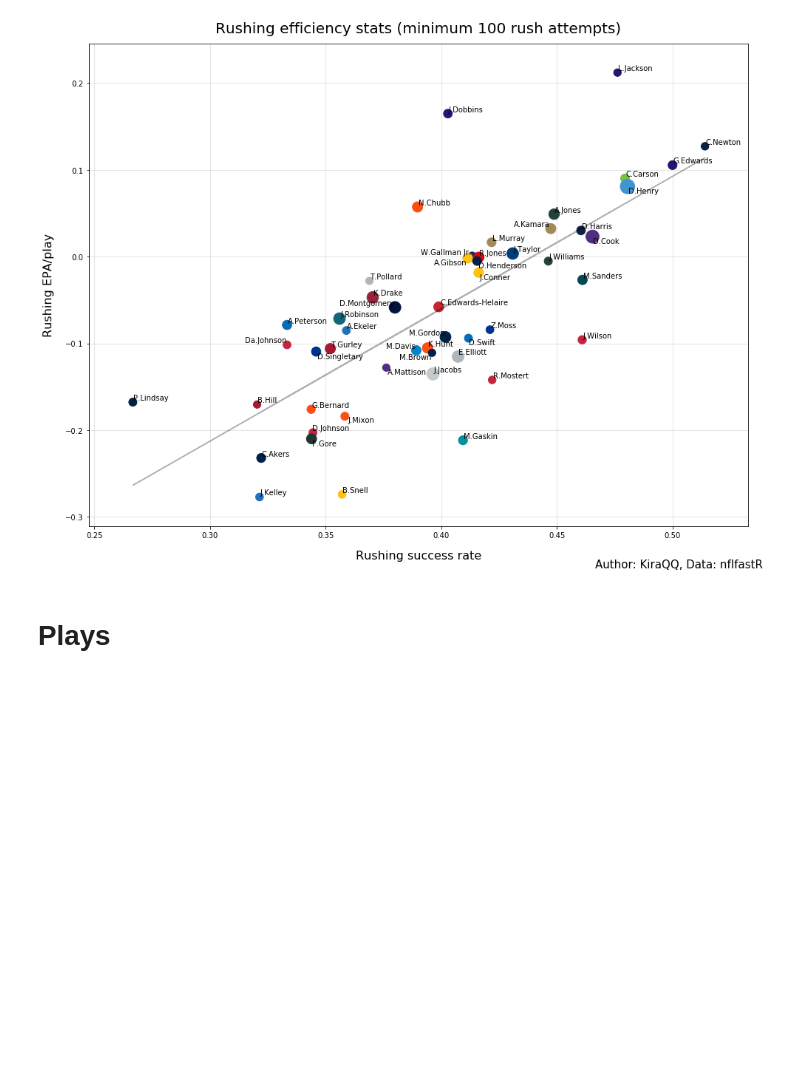
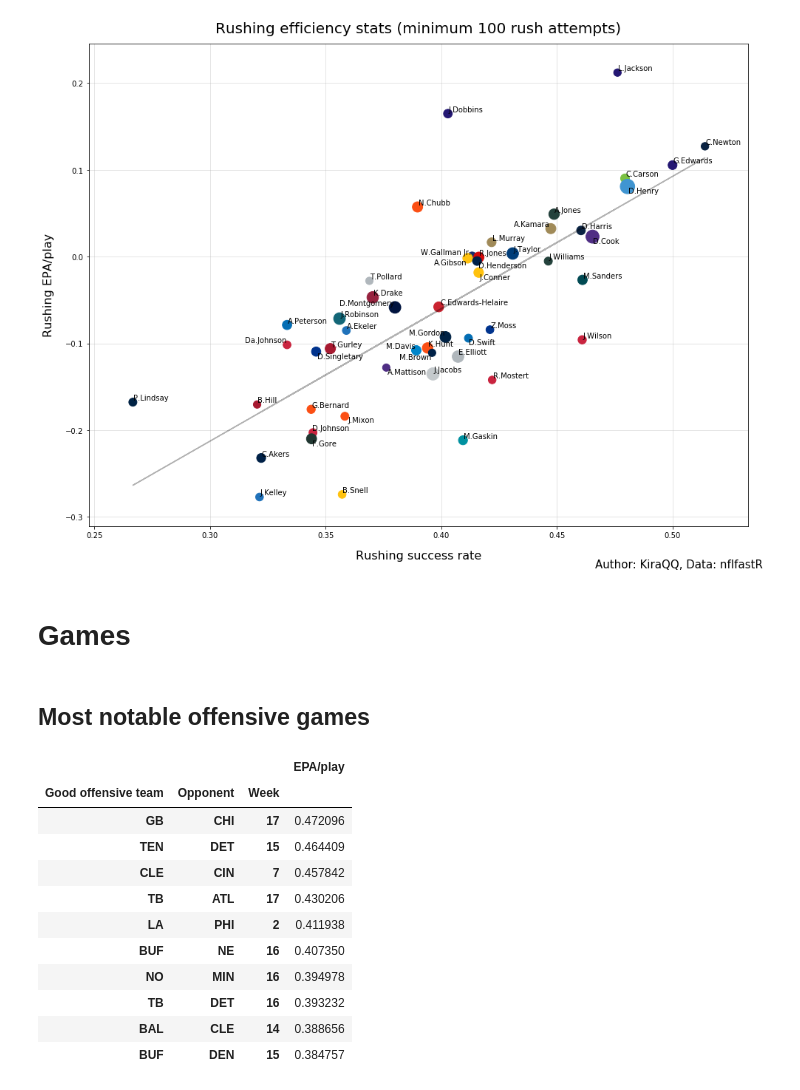
Before and after one commit to kkstimac/NFL_analytics, a Jupyter notebook: NFL2020recap.ipynb, the cells around one changed output. Drawn from its saved outputs; the diff is of its cells as text; code cells hidden in the pictures; blank space fills up the shorter version.

Commit message:
added best games

```diff
--- a/NFL2020recap.ipynb
+++ b/NFL2020recap.ipynb
@@ -610,4 +610,28 @@ plt.figtext(.72,.06,'Author: KiraQQ, Data: nflfastR',fontsize=15);
 # %% [output]
 [figure]
 # %% [markdown]
-# Plays
+# Games
+# %% [markdown]
+## Most notable offensive games
+# %%
+off_games = (
+    df.groupby(['posteam', 'defteam', 'week']).agg({'epa': 'mean'})
+)
+
+off_games.index.names = ['Good offensive team', 'Opponent', 'Week']
+off_games.columns = ['EPA/play']
+off_games.sort_values('EPA/play', ascending=False, inplace=True)
+off_games.head(10)
+# %% [output]
+|  |  |  | EPA/play |
+| Good offensive team | Opponent | Week |  |
+| GB | CHI | 17 | 0.472096 |
+| TEN | DET | 15 | 0.464409 |
+| CLE | CIN | 7 | 0.457842 |
+| TB | ATL | 17 | 0.430206 |
+| LA | PHI | 2 | 0.411938 |
+| BUF | NE | 16 | 0.407350 |
+| NO | MIN | 16 | 0.394978 |
+| TB | DET | 16 | 0.393232 |
+| BAL | CLE | 14 | 0.388656 |
+| BUF | DEN | 15 | 0.384757 |
```
Also changed, not shown: parts of 7 cells of this notebook.
